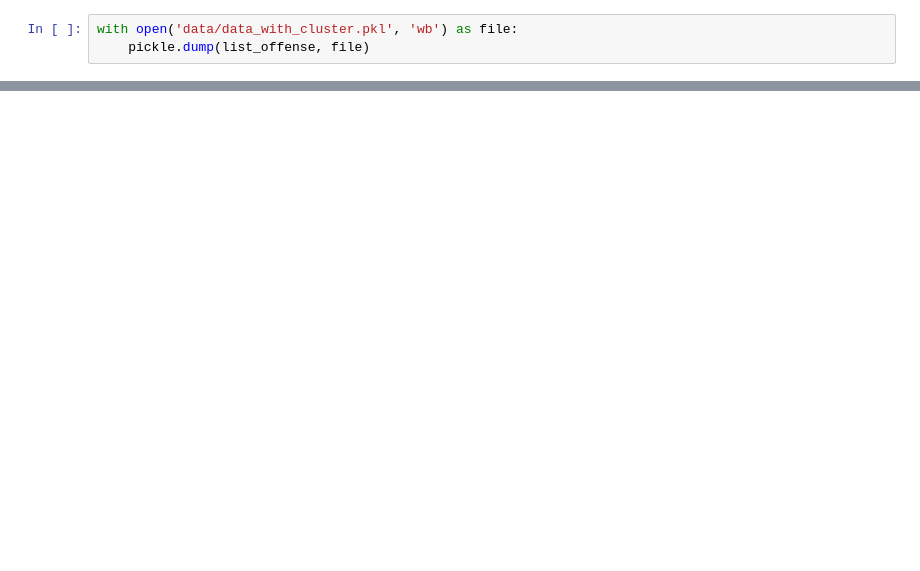
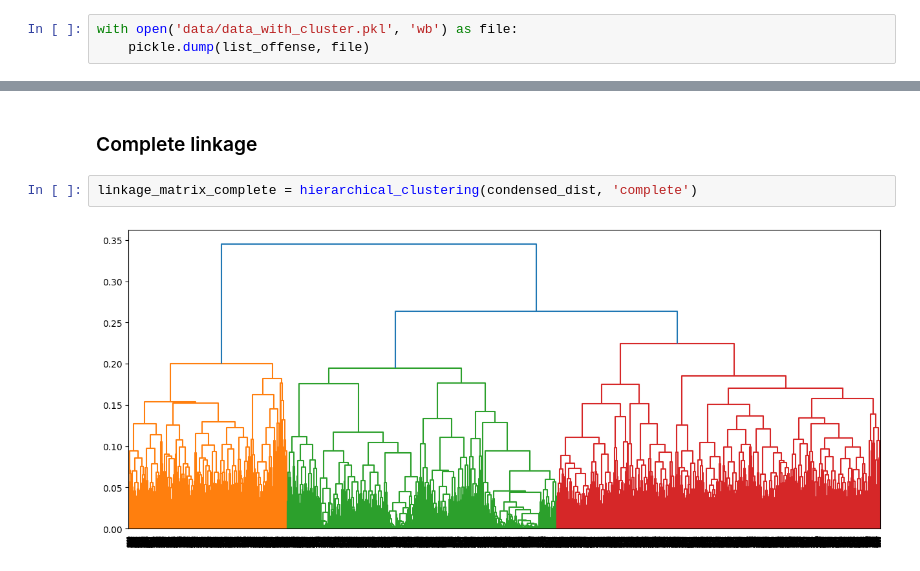
Before and after one commit to royzohar2/Soccer_DS, a Jupyter notebook: main.ipynb, the cells around one changed output, grey strips where cells are left out. Saved outputs shown, nothing was run; the diff lists cells and outputs as text; blank space fills up the shorter version.

```diff
--- a/main.ipynb
+++ b/main.ipynb
@@ -558,0 +612,6 @@ with open('data/data_with_cluster.pkl', 'wb') as file:
+# %% [markdown]
+### Complete linkage
+# %%
+linkage_matrix_complete = hierarchical_clustering(condensed_dist, 'complete')
+# %% [output]
+[figure, added]
```
Also changed, not shown: parts of 36 cells of this notebook, 3 other files.
